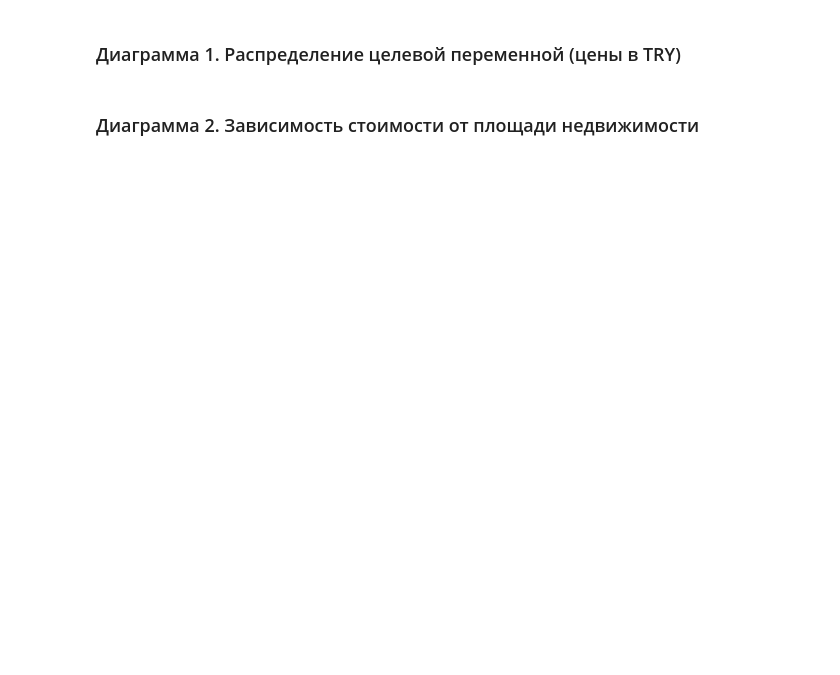
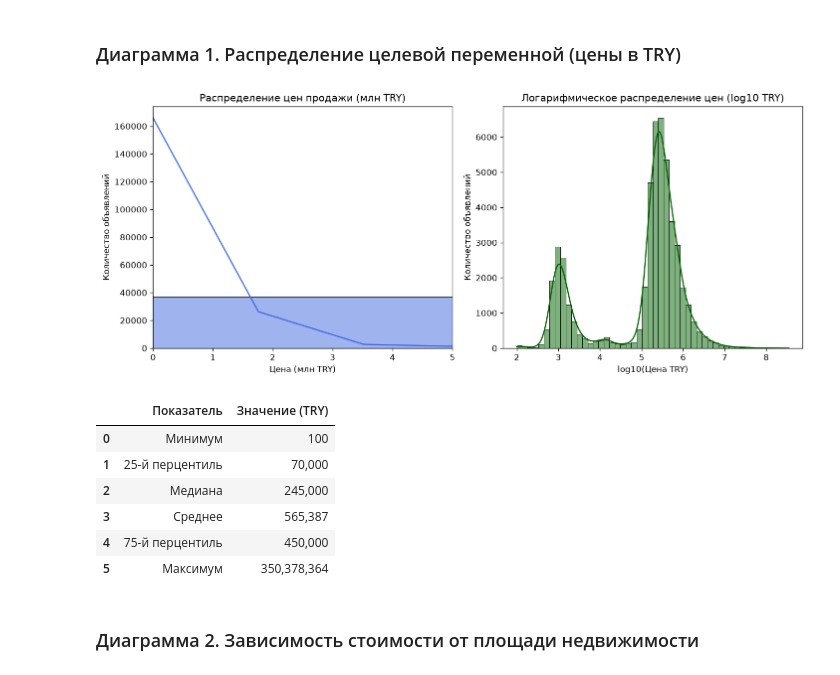
Before and after one commit to maksibatullinarturovich-lab/Moibd, a Jupyter notebook: moibd_estate/notebook/main.ipynb, the cells around one changed output. Saved outputs shown, nothing was run; the diff lists cells and outputs as text; code cells hidden in the pictures; blank space fills up the shorter version.

Commit message:
Embed dynamic chart plotting and rich data outputs in notebooks for GitHub viewer

```diff
--- a/moibd_estate/notebook/main.ipynb
+++ b/moibd_estate/notebook/main.ipynb
@@ -32,6 +31,14 @@ from sklearn.metrics import mean_absolute_error, root_mean_squared_error, r2_sco
 Загрузка массива данных и предварительный анализ размерности и структуры признаков.
 # %%
 data_path = '../data/real_estate_data.csv'
-df_raw = pd.read_csv(data_path, nrows=100000, low_memory=False)
+df_raw = pd.read_csv(data_path, nrows=50000, low_memory=False)
+
+sys.path.append('../app')
+from estate_utils import extract_features, RATES
+
+df_raw['price_try'] = df_raw['price'] * df_raw['price_currency'].map(RATES).fillna(1.0)
+df_clean = df_raw[(df_raw['price_try'] >= 100) & (df_raw['price_try'] <= 500_000_000)].copy()
+df_clean = df_clean[(df_clean['size'].isna()) | ((df_clean['size'] >= 1) & (df_clean['size'] <= 5000))]
+
 print(f'Загружено строк: {df_raw.shape[0]}, столбцов: {df_raw.shape[1]}')
 display(df_raw.head(3))
@@ -42,2 +53,43 @@ display(Image(filename='../reports_and_charts/eda_1_price_distribution.png'))
+# %%
+price_satilik = df_clean[df_clean['listing_type'] == 1]['price_try'] / 1e6
+log_prices = np.log10(df_clean['price_try'])
+
+plt.figure(figsize=(12, 5))
+plt.subplot(1, 2, 1)
+sns.histplot(price_satilik, bins=40, kde=True, color='royalblue')
+plt.title('Распределение цен продажи (млн TRY)', fontsize=12)
+plt.xlabel('Цена (млн TRY)')
+plt.ylabel('Количество объявлений')
+plt.xlim(0, 5)
+
+plt.subplot(1, 2, 2)
+sns.histplot(log_prices, bins=50, kde=True, color='darkgreen')
+plt.title('Логарифмическое распределение цен (log10 TRY)', fontsize=12)
+plt.xlabel('log10(Цена TRY)')
+plt.ylabel('Количество объявлений')
+plt.tight_layout()
+plt.show()
+
+price_stats = pd.DataFrame({
+    'Показатель': ['Минимум', '25-й перцентиль', 'Медиана', 'Среднее', '75-й перцентиль', 'Максимум'],
+    'Значение (TRY)': [
+        f"{df_clean['price_try'].min():,.0f}",
+        f"{df_clean['price_try'].quantile(0.25):,.0f}",
+        f"{df_clean['price_try'].median():,.0f}",
+        f"{df_clean['price_try'].mean():,.0f}",
+        f"{df_clean['price_try'].quantile(0.75):,.0f}",
+        f"{df_clean['price_try'].max():,.0f}"
+    ]
+})
+display(price_stats)
+# %% [output]
+[figure, added]
+|  | Показатель | Значение (TRY) |
+| 0 | Минимум | 100 |
+| 1 | 25-й перцентиль | 70,000 |
+| 2 | Медиана | 245,000 |
+| 3 | Среднее | 565,387 |
+| 4 | 75-й перцентиль | 450,000 |
+| 5 | Максимум | 350,378,364 |
 # %% [markdown]
 ### Диаграмма 2. Зависимость стоимости от площади недвижимости
```
Also changed, not shown: parts of 26 cells of this notebook, 2 other files.
